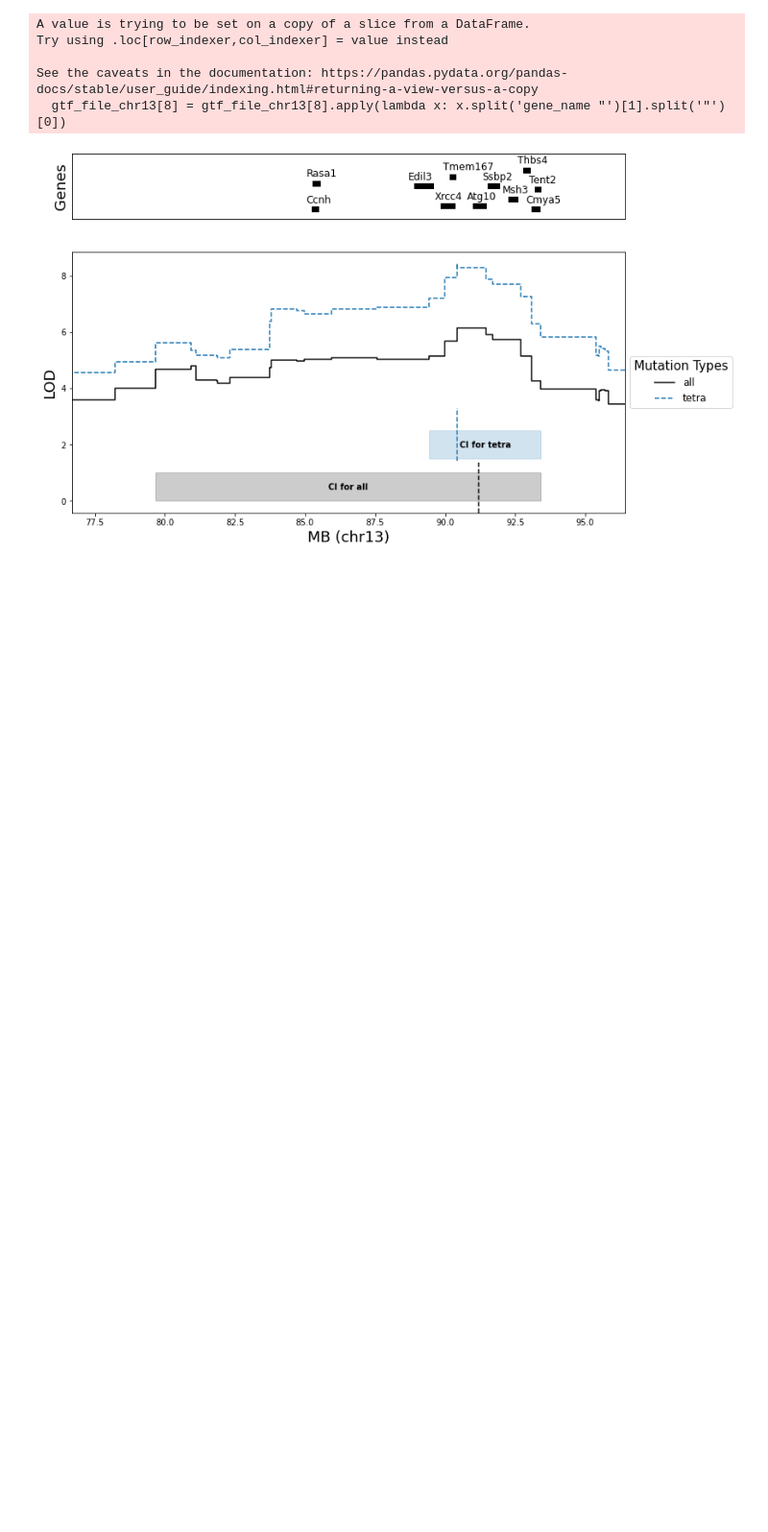
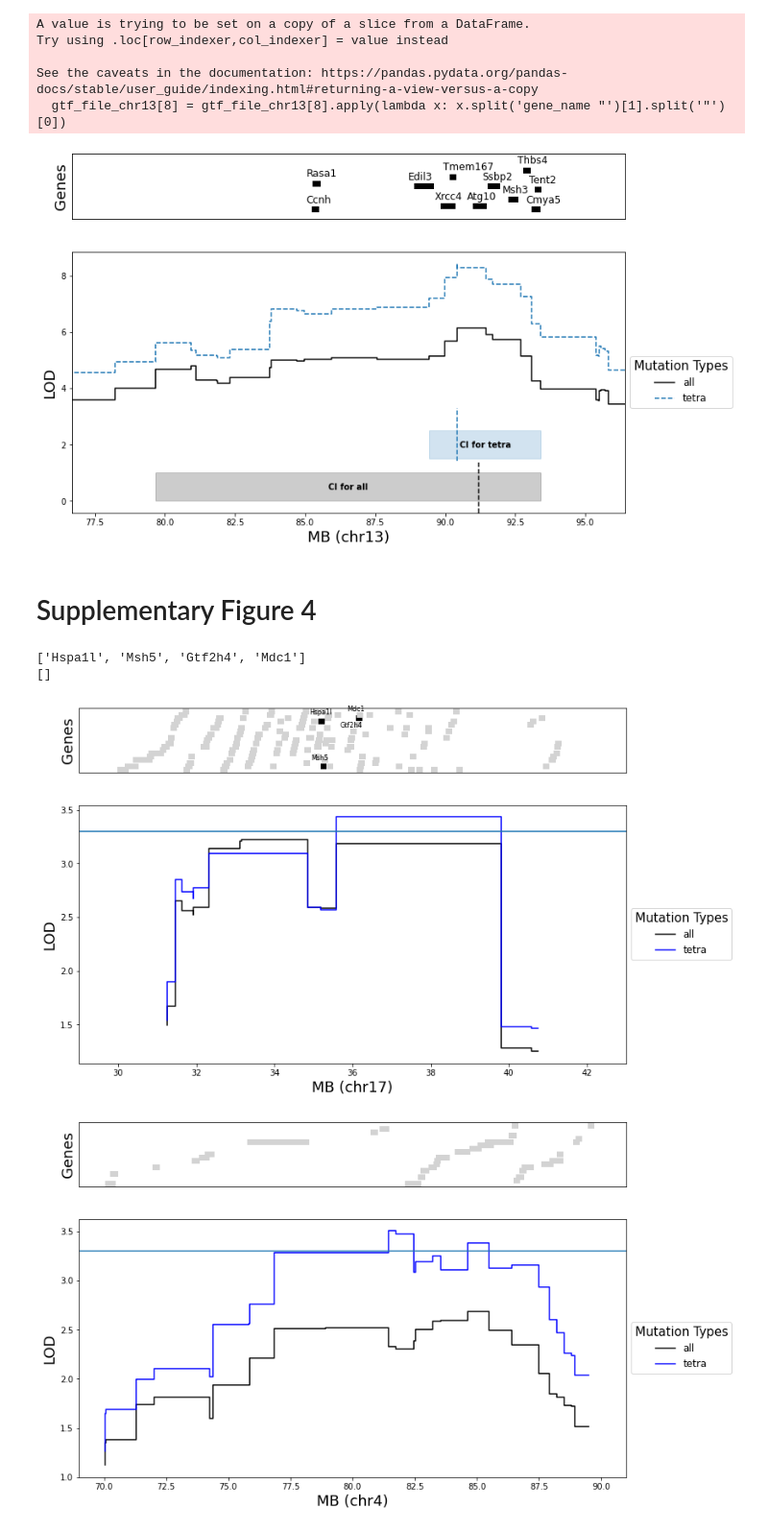
Before and after one commit to gymreklab/BXD-STR-Mutator-Manuscript, a Jupyter notebook: analysis/2_mutator_pheno_plots.ipynb, the cells around one changed output. Shown: that part at 96% size. Cells and saved outputs as stored; diff of their text form; code cells hidden in the pictures; blank space fills up the shorter version.

Commit message:
updating figure 2 plots

```diff
--- a/analysis/2_mutator_pheno_plots.ipynb
+++ b/analysis/2_mutator_pheno_plots.ipynb
@@ -264,3 +265,70 @@ Try using .loc[row_indexer,col_indexer] = value instead
 See the caveats in the documentation: https://pandas.pydata.org/pandas-docs/stable/user_guide/indexing.html#returning-a-view-versus-a-copy
   gtf_file_chr13[8] = gtf_file_chr13[8].apply(lambda x: x.split('gene_name "')[1].split('"')[0])
 [figure]
+# %% [markdown]
+# Supplementary Figure 4
+# %%
+dna_repair_genes = [item.strip() for item in open('../outs/dna-repair-genes.txt', 'r').readlines()]
+perc_expand = perc_expand_by_epoch[perc_expand_by_epoch["epoch_grp"]=="all"]
+perc_expand_tetra = perc_expand_by_epoch_tetra[perc_expand_by_epoch_tetra["epoch_grp"]=="all"]
+
+def GetYCoords(values, numtotal):
+    ycoords = []
+    while len(ycoords) <= numtotal:
+        ycoords.extend(values)
+    return ycoords[0:numtotal]
+
+regions = [("chr17", 30, 42, []), ("chr4", 70, 90, [])]
+W = 1
+for r in regions:
+    pe_region = perc_expand[(perc_expand["chr"]==r[0]) &
+                           (perc_expand["pos"]>r[1]*10**6) &
+                           (perc_expand["pos"]<r[2]*10**6)]
+    pe_region_tetra = perc_expand_tetra[(perc_expand_tetra["chr"]==r[0]) &
+                           (perc_expand_tetra["pos"]>r[1]*10**6) &
+                           (perc_expand_tetra["pos"]<r[2]*10**6)]
+    gtf_region = gtf_file[(gtf_file[0]==r[0]) &
+        (gtf_file[2]=="gene") &
+        (gtf_file[3]>r[1]*10**6) &
+        (gtf_file[4]<r[2]*10**6)].copy()
+    gtf_region[8] = gtf_region[8].apply(lambda x: x.split('gene_name "')[1].split('"')[0])
+    gtf_region = gtf_region[~gtf_region[8].apply(lambda x: x.startswith("Gm") or x.endswith("Rik") or x.startswith("ENSM"))]
+    if len(r[3])>0:
+        gtf_region = gtf_region[gtf_region[8].isin(r[3])]
+    print([item for item in list(gtf_region[8]) if item in dna_repair_genes])
+    fig, ax = plt.subplots(2, figsize=(12, 8), gridspec_kw={'height_ratios': [1, 4]})
+
+    #### Plot gene locations ####
+    ax[0].set_xlim((r[1]-W, r[2]+W))
+    ax[0].set_ylim([-10, 10])
+    y_locations = GetYCoords(range(-9, 10), gtf_region.shape[0])
+    count = 0
+
+    for index, row in gtf_region.iterrows():
+        x_points = [float(row[3]/10**6), float(row[4]/10**6)]
+        if row[8] in dna_repair_genes:
+            ax[0].plot(x_points, [y_locations[count]]*2, linewidth=7, label=row[8], color = 'black')
+            ax[0].annotate(row[8], xy=(x_points[0]-0.3, y_locations[count]+2), fontsize=8)
+        else:
+            ax[0].plot(x_points, [y_locations[count]]*2, linewidth=7, label=row[8], color = 'lightgray')
+        count += 1
+    ax[0].tick_params(axis='both', bottom=False, left=False, labelbottom=False, labelleft=False)
+    ax[0].set_ylabel('Genes', fontsize=18)
+
+    #### Plot LOD epoch lines ###
+    ax[1].set_xlim((r[1]-W, r[2]+W))
+    x_all, y_all = get_pts(list(pe_region["pos"]/10**6),list(pe_region["LOD"]))
+    x_tetra, y_tetra = get_pts(list(pe_region_tetra["pos"]/10**6),list(pe_region_tetra["LOD"]))
+
+    ax[1].plot(x_all, y_all, label = 'all', color='black')
+    ax[1].plot(x_tetra, y_tetra, label = 'tetra', color='blue')
+    ax[1].axhline(y=3.3)
+    ax[1].legend(title='Mutation Types', title_fontsize = 15, fontsize=12, loc='center left', bbox_to_anchor=(1, 0.5))
+    plt.xlabel('MB (%s)'%r[0], fontsize=18)
+    plt.ylabel('LOD', fontsize=18)
+    fig.savefig('../pdfs/SuppFig4_%s.pdf'%r[0])
+# %% [output]
+['Hspa1l', 'Msh5', 'Gtf2h4', 'Mdc1']
+[]
+[figure, added]
+[figure, added]
```
Also changed, not shown: parts of 1 cell of this notebook, 2 other files.
